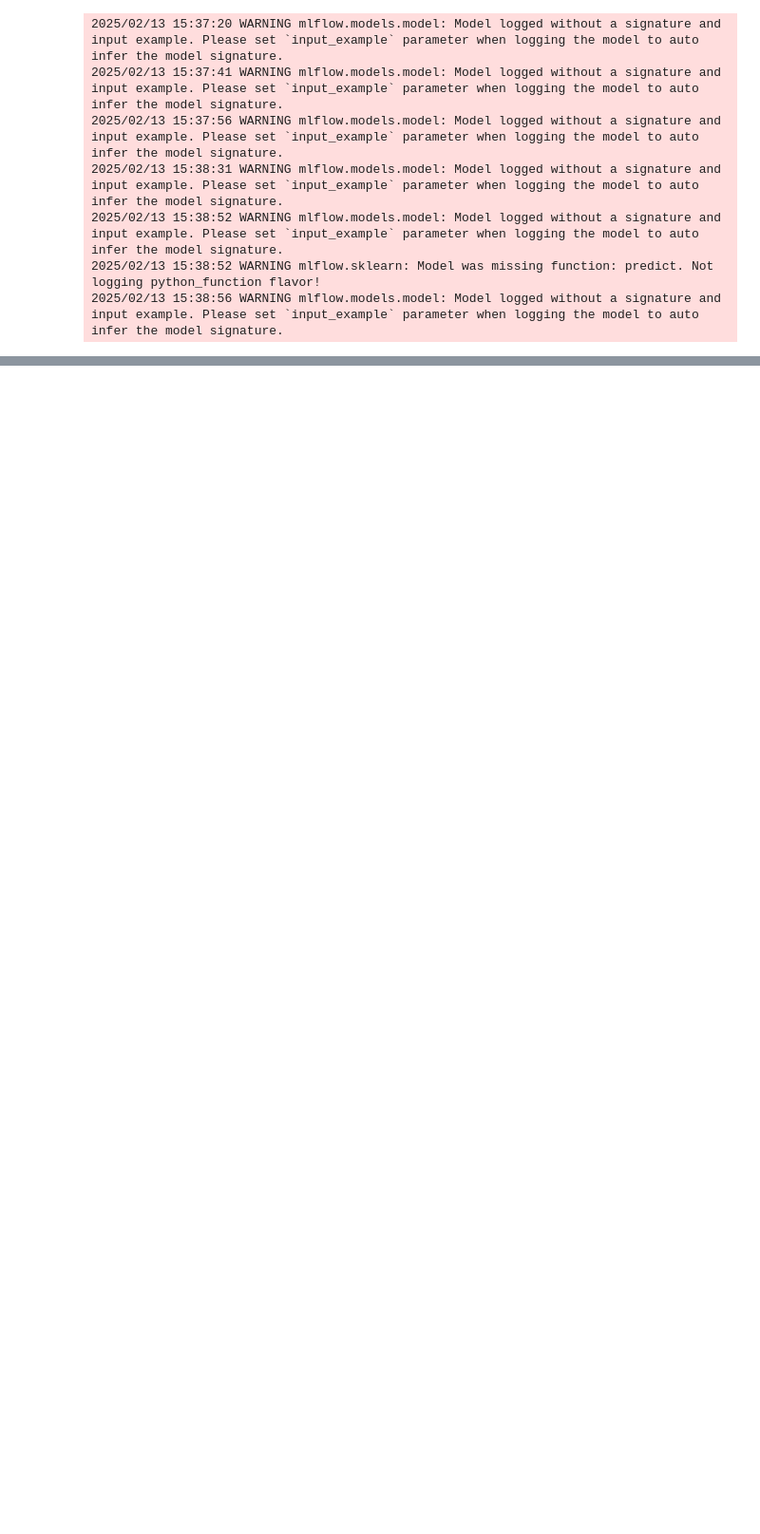
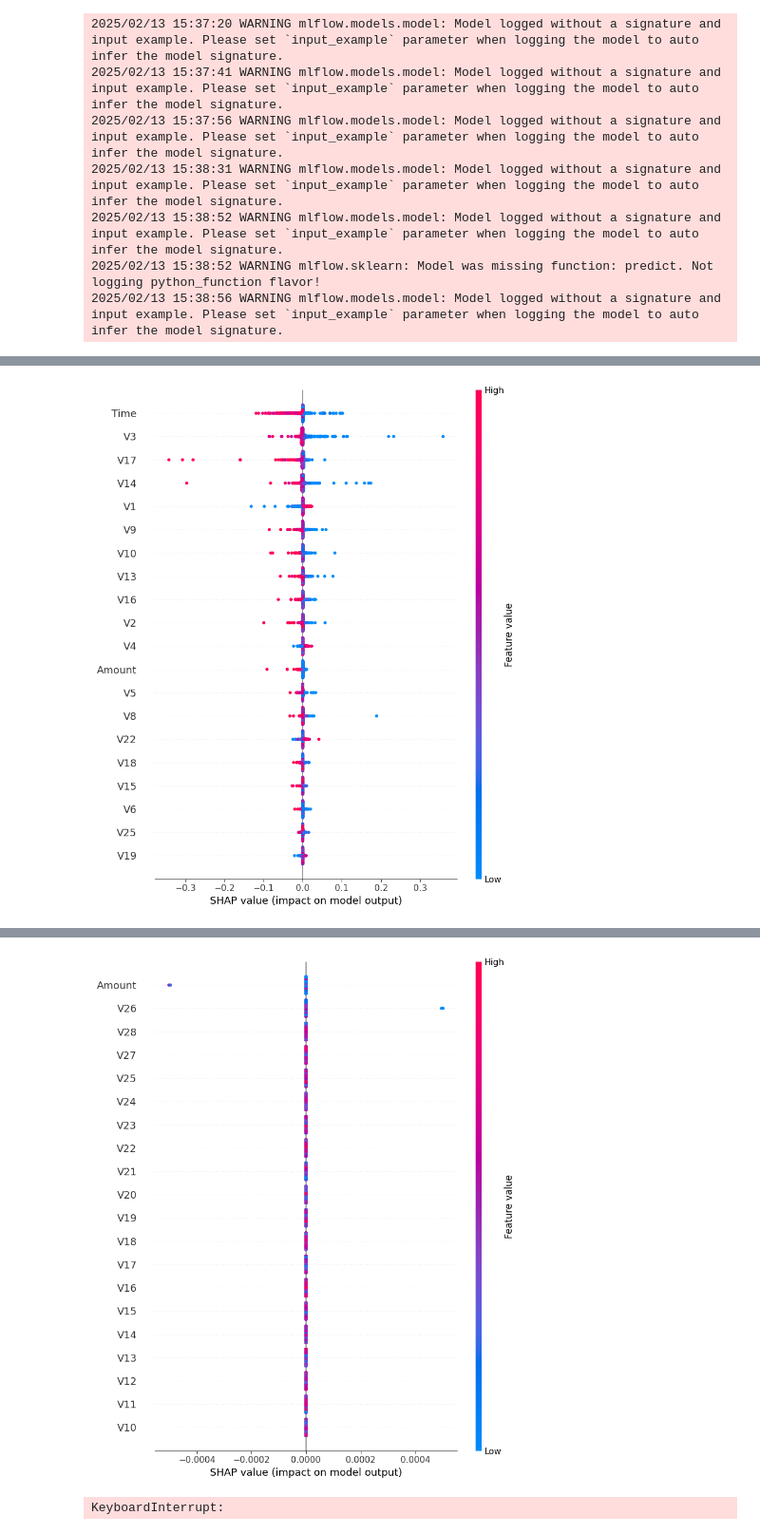
Before and after one commit to Natnahom/kaim-week-8_and_9, a Jupyter notebook: notebooks/modelTraining.ipynb, the cells around one changed output, grey strips where cells are left out. Shown at 95% size. Saved outputs shown, nothing was run; the diff lists cells and outputs as text; code cells hidden in the pictures; blank space fills up the shorter version.

```diff
--- a/notebooks/modelTraining.ipynb
+++ b/notebooks/modelTraining.ipynb
@@ -75,10 +75,11 @@ print(X_test_cc)
 [1000 rows x 30 columns]
 # %%
 # Evaluate models
-results = evaluate_models(X_train_fraud, y_train_fraud, X_test_fraud, y_test_fraud, models)
+results1 = evaluate_models(X_train_fraud, y_train_fraud, X_test_fraud, y_test_fraud, models)
 
 # Print evaluation results
-for model_name, metrics in results.items():
+for model_name, metrics in results1.items():
+    trained_model1 = metrics['model']
     print(f"Model: {model_name}\n{metrics['report']}\nConfusion Matrix:\n{metrics['confusion_matrix']}\nAccuracy: {metrics['accuracy']:.4f}\n")
 # %% [output]
 Model: Logistic Regression
@@ -101,10 +123,11 @@ Accuracy: 0.9180
 # %%
 
 # Evaluate models
-results = evaluate_models(X_train_cc, y_train_cc, X_test_cc, y_test_cc, models)
+results2 = evaluate_models(X_train_cc, y_train_cc, X_test_cc, y_test_cc, models)
 
 # Print evaluation results
-for model_name, metrics in results.items():
+for model_name, metrics in results2.items():
+    trained_model2 = metrics['model']
     print(f"Model: {model_name}\n{metrics['report']}\nConfusion Matrix:\n{metrics['confusion_matrix']}\nAccuracy: {metrics['accuracy']:.4f}\n")
 # %% [output]
 STOP: TOTAL NO. of ITERATIONS REACHED LIMIT.
@@ -144,0 +177,3 @@ log_results(models, X_train_fraud, y_train_fraud, X_test_fraud, y_test_fraud)
+# %%
+for model_name, metrics in results2.items():
+    print(f"Model: {model_name}, Model Object: {metrics['model']}")
@@ -144,0 +187,7 @@ log_results(models, X_train_fraud, y_train_fraud, X_test_fraud, y_test_fraud)
+# %%
+for model_name, metrics in results2.items():
+    trained_model2 = metrics['model']
+    shap_values = shap_expl(trained_model2, X_test_cc, K=100)
+    shap_force_plot(trained_model2, X_test_cc, instance_index=0, K=100)
+# %% [output]
+[figure, added]
@@ -144,0 +195,2 @@ log_results(models, X_train_fraud, y_train_fraud, X_test_fraud, y_test_fraud)
+[figure, added]
+KeyboardInterrupt:
```
Also changed, not shown: parts of 8 cells of this notebook, 2 other files.
